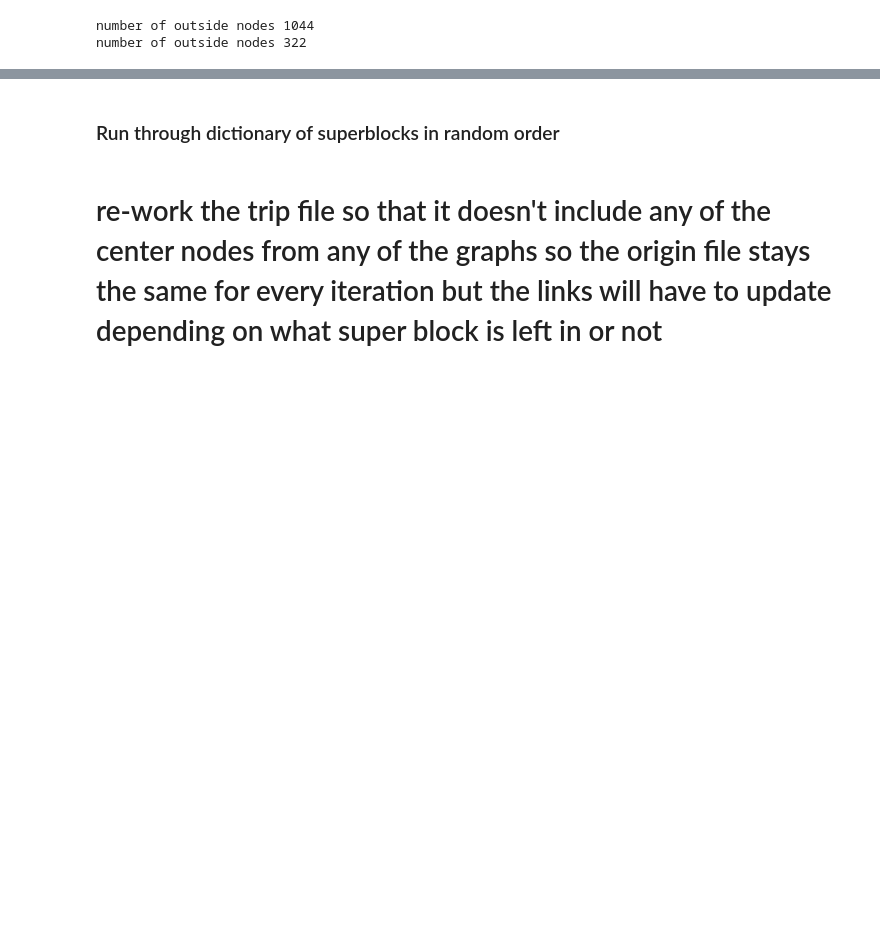
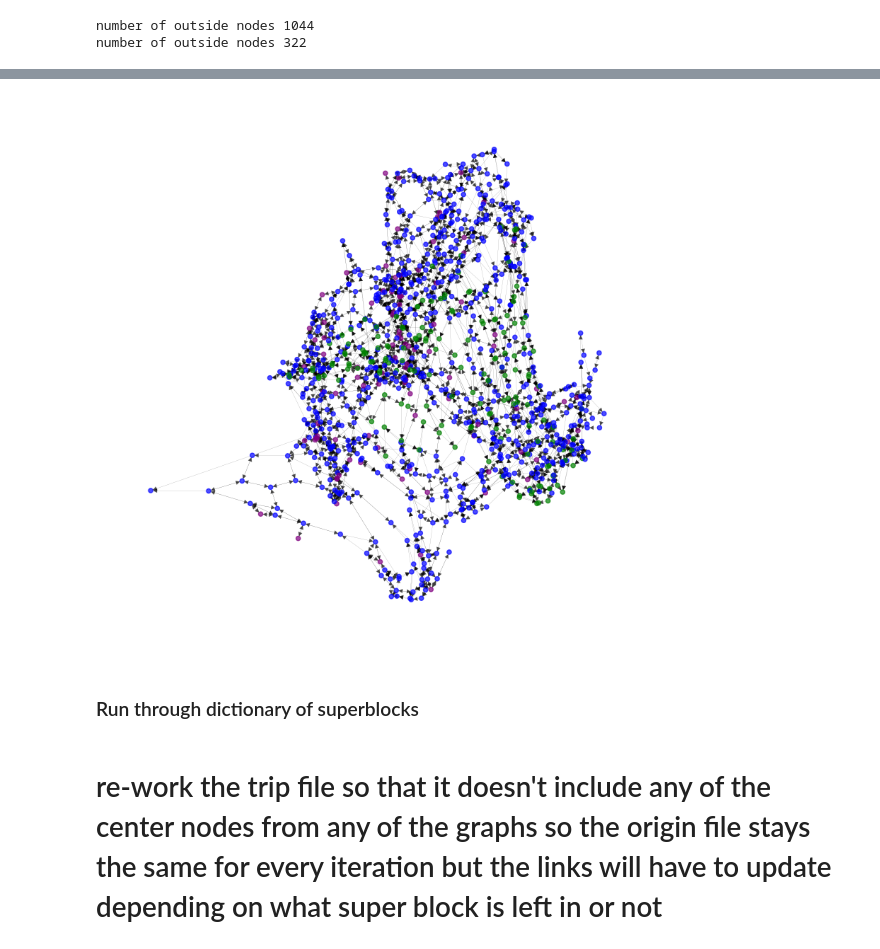
Before and after one commit to claricemottet/Barcelona_Superblock_Placement_Optimization, a Jupyter notebook: networks_bcn.ipynb, the cells around one changed output, grey strips where cells are left out. Drawn from its saved outputs; the diff is of its cells as text; code cells hidden in the pictures; blank space fills up the shorter version.

```diff
--- a/networks_bcn.ipynb
+++ b/networks_bcn.ipynb
@@ -689,3 +680,12 @@ graph_w_superblock(graph, list_center, list_outside, 60)
+# %%
+list_center = dist_number_of_center
+list_outside = dist_number_of_outside
+
+origins_int = [int(node_) for node_ in origins]
+
+graph_w_superblock(graph, list_center, origins_int, 40)
+# %% [output]
+[figure, added]
 # %%
 # Assuming 'graph' is your original directed graph
 # And you want a subgraph with these nodes and their connections
@@ -721,7 +721,7 @@ barcelonaSubset, overall_travel_time, overall_total_cost = cash_overall(barcelon
 df_out = pd.DataFrame([[-1, overall_travel_time, overall_total_cost]], columns = ['block_iter','overall_travel_time','overall_total_cost'])
 df_out.to_excel(path_out_results_+'df_cost_base'+'.xlsx', index = False)
 # %% [markdown]
-### Run through dictionary of superblocks in random order
+### Run through dictionary of superblocks
 # %%
 # dict_superblocks
 
```
Also changed, not shown: parts of 6 cells of this notebook.
